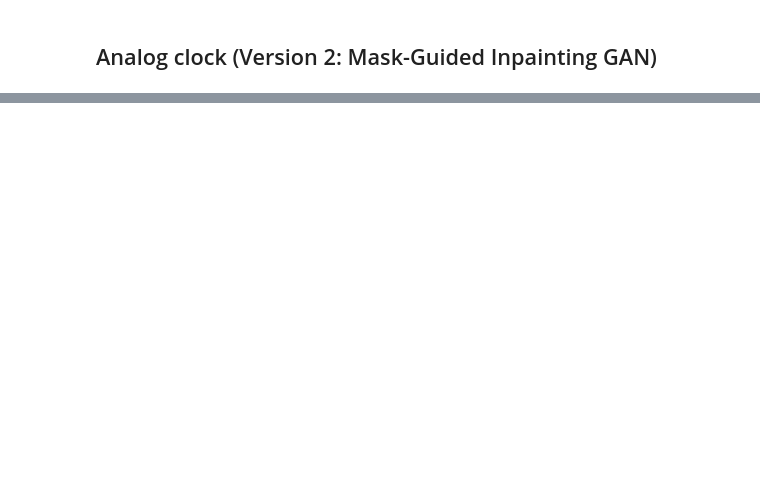
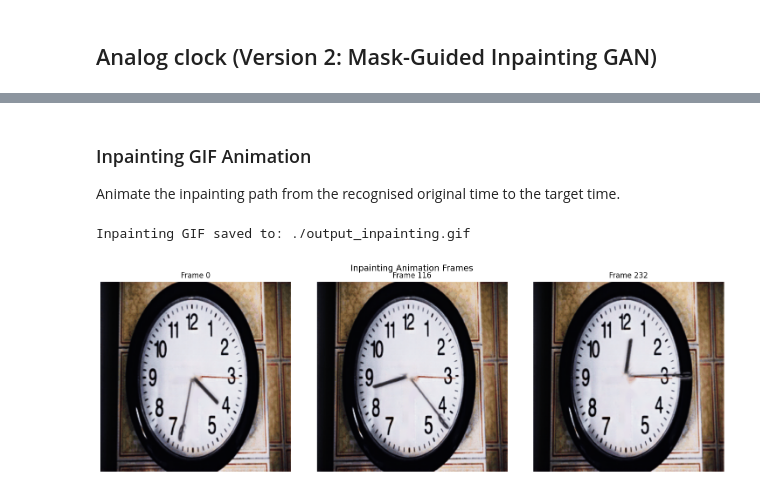
Before and after one commit to Shlezman/Clock-Recognition-And-Manipulation-DL, a Jupyter notebook: full-pipeline.ipynb, the cells around one changed output, grey strips where cells are left out. Saved outputs shown, nothing was run; the diff lists cells and outputs as text; code cells hidden in the pictures; blank space fills up the shorter version.

```diff
--- a/full-pipeline.ipynb
+++ b/full-pipeline.ipynb
@@ -1109,0 +1135,41 @@ Hough failed, using PCA Intersection Center.
+# %% [markdown]
+### Inpainting GIF Animation
+Animate the inpainting path from the recognised original time to the target time.
+# %%
+# Generate inpainting GIF
+gif_path_v2 = generate_inpainting_gif(
+    img_cv=v2["img_cv"],
+    clean_bg=v2["clean_bg"],
+    center=v2["center"],
+    mask_h=v2["best_mask_h"],
+    mask_m=v2["best_mask_m"],
+    current_angle_h=v2["angle_h_orig"],
+    current_angle_m=v2["angle_m_orig"],
+    start_hh=original_hh,
+    start_mm=original_mm,
+    target_hh=hh_val,
+    target_mm=mm_val,
+    step_minutes=2,
+    output_path=INPAINTING_GIF_PATH,
+    duration_ms=200,
+    feather_radius=5,
+)
+print(f"Inpainting GIF saved to: {gif_path_v2}")
+
+# Display sample frames
+from PIL import Image as _PILImage2
+gif2 = _PILImage2.open(gif_path_v2)
+n_frames2 = gif2.n_frames
+indices2 = [0, n_frames2 // 2, n_frames2 - 1]
+fig, axes = plt.subplots(1, len(indices2), figsize=(5 * len(indices2), 5))
+for ax, idx in zip(axes, indices2):
+    gif2.seek(idx)
+    ax.imshow(gif2.copy())
+    ax.set_title(f"Frame {idx}")
+    ax.axis('off')
+fig.suptitle("Inpainting Animation Frames", fontsize=14)
+plt.tight_layout()
+plt.show()
+# %% [output]
+Inpainting GIF saved to: ./output_inpainting.gif
+[figure, added]
```
Also changed, not shown: parts of 16 cells of this notebook, 13 other files.
